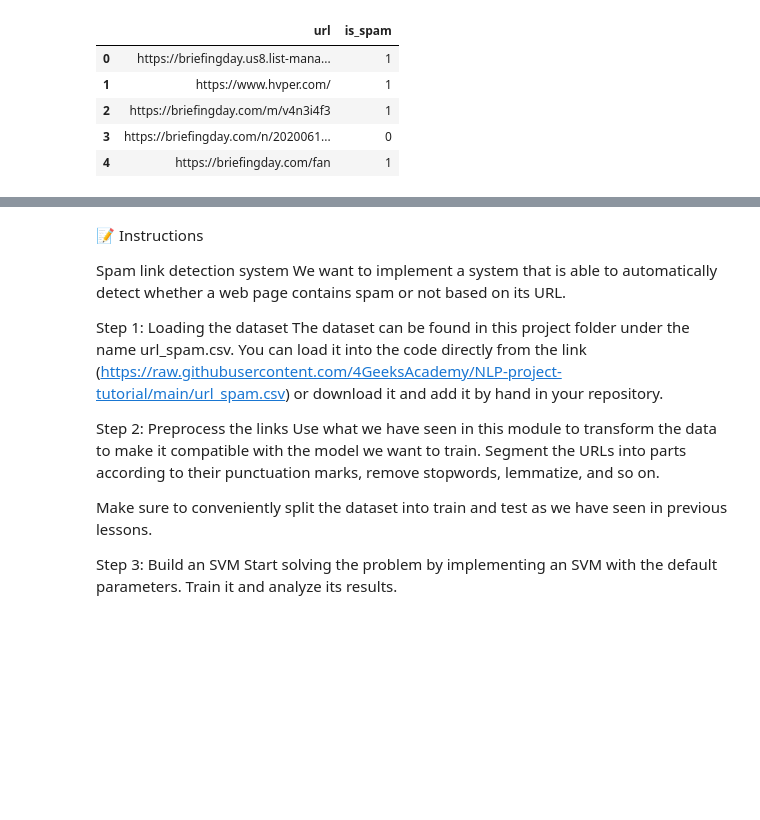
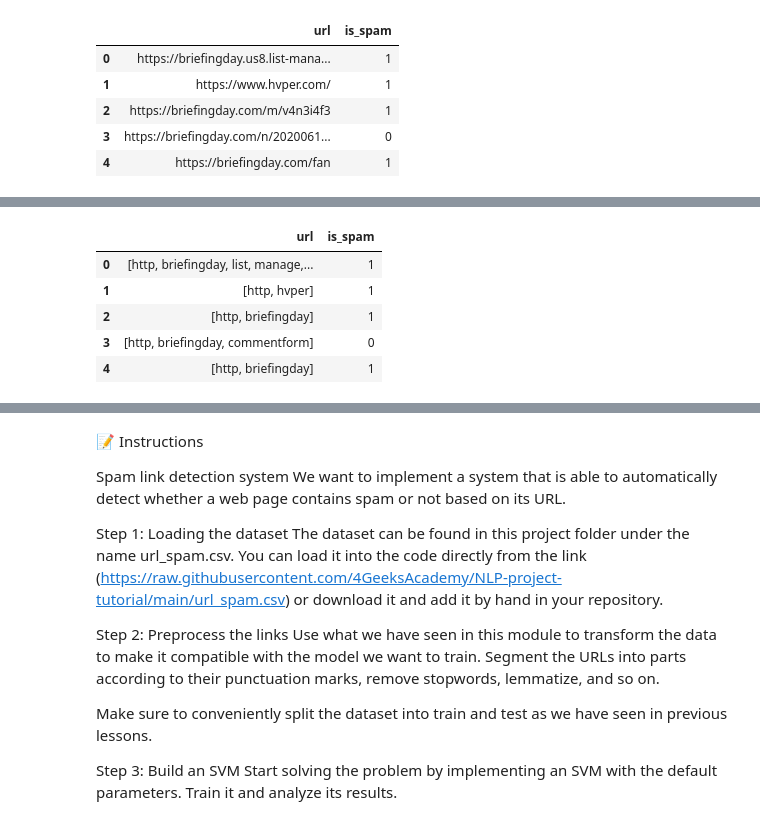
Before and after one commit to 4GeeksAcademy/Kransky_85_NLP-Project, a Jupyter notebook: src/explore.ipynb, the cells around one changed output, grey strips where cells are left out. Drawn from its saved outputs; the diff is of its cells as text; code cells hidden in the pictures; blank space fills up the shorter version.

```diff
--- a/src/explore.ipynb
+++ b/src/explore.ipynb
@@ -26,0 +77,21 @@ total_data.head()
+# %%
+# Implementing the next steps of the preprossing (tokenization, eliminating stop words, and lemmatizing)
+
+from nltk import download
+from nltk.corpus import stopwords
+from nltk.stem import WordNetLemmatizer
+download("wordnet")
+lemmatizer = WordNetLemmatizer()
+
+download("stopwords")
+stop_words = stopwords.words("english")
+
+def lemmatize_text(words, lemmatizer = lemmatizer):
+    tokens = [lemmatizer.lemmatize(word) for word in words]
+    tokens = [word for word in tokens if word not in stop_words]
+    tokens = [word for word in tokens if len(word) > 3]
+    return tokens
+
+total_data["url"] = total_data["url"].apply(lemmatize_text)
+total_data.head()
+# %% [output]
@@ -26,0 +102,6 @@ total_data.head()
+|  | url | is_spam |
+| 0 | [http, briefingday, list, manage,... | 1 |
+| 1 | [http, hvper] | 1 |
+| 2 | [http, briefingday] | 1 |
+| 3 | [http, briefingday, commentform] | 0 |
+| 4 | [http, briefingday] | 1 |
```
Also changed, not shown: parts of 9 cells of this notebook.
